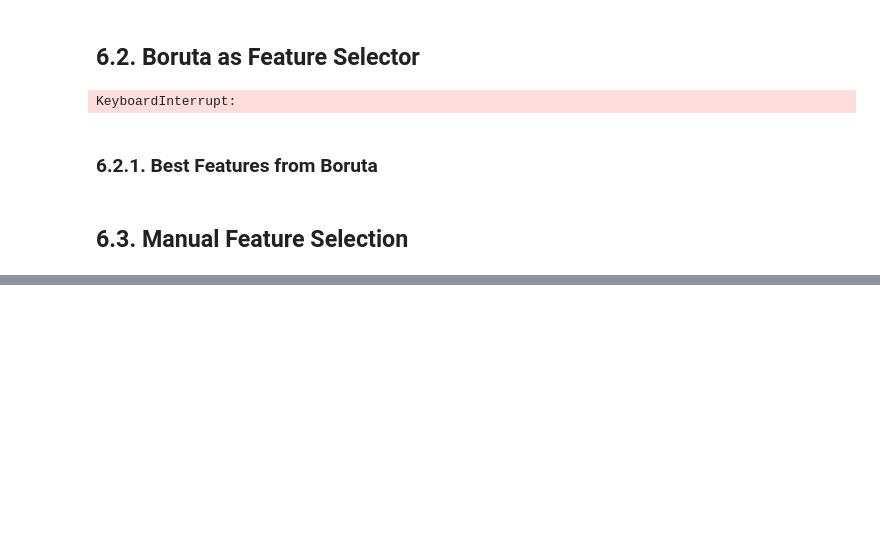
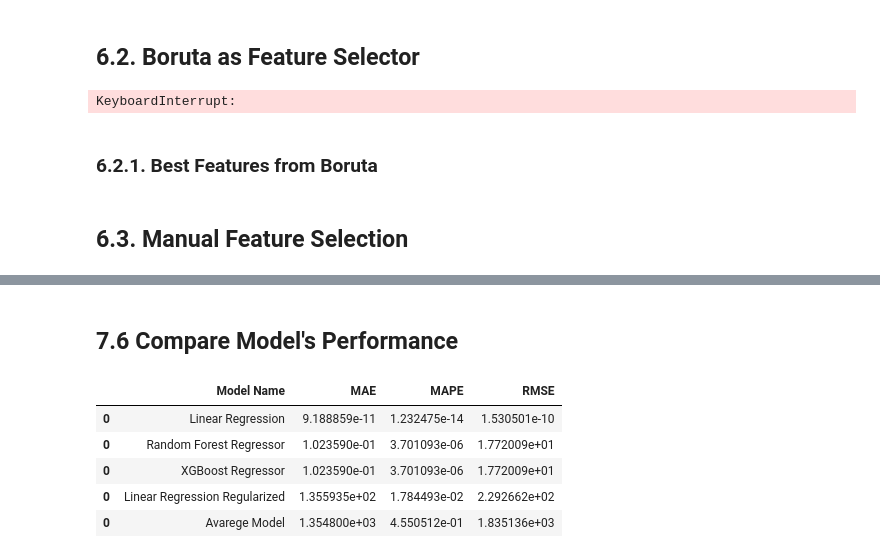
Before and after one commit to luizhdramos/Rossmann_Store_Sales, a Jupyter notebook: Notebooks/m07_v01_Store_Sales_Prediction.ipynb, the cells around one changed output, grey strips where cells are left out. Drawn from its saved outputs; the diff is of its cells as text; code cells hidden in the pictures; blank space fills up the shorter version.

Commit message:
Implemented XGBoost RF Regressor Models

```diff
--- a/Notebooks/m07_v01_Store_Sales_Prediction.ipynb
+++ b/Notebooks/m07_v01_Store_Sales_Prediction.ipynb
@@ -975,0 +960,14 @@ lrr_result
+# %%
+#Droping date
+X_train_lr = X_train.drop('date', axis=1)
+X_test_lr = X_test.drop('date', axis=1)
+
+#model
+lrr = Lasso(alpha=0.01).fit(X_train_lr, y_train)
+
+#prediction
+yhat_lrr = lrr.predict( X_test_lr)
+
+#performance
+lrr_result = ml_error('Linear Regression Regularized', np.expm1(y_test), np.expm1(yhat_lrr))
+lrr_result
@@ -975,0 +979,10 @@ lrr_result
+# %%
+#model
+rf = RandomForestRegressor( n_estimators=100, n_jobs=-1, random_state=42).fit(X_train_lr, y_train)
+
+#predict
+yhat_rf = rf.predict(X_test_lr)
+
+#performance
+
+rf_result = ml_error('Random Forest Regressor', np.expm1(y_test), np.expm1(yhat_rf))
@@ -975,0 +996,11 @@ lrr_result
+# %%
+#model
+model_xgb = xgb.XGBRegressor(objective='reg:squarederror', n_estimators=100, eta=0.01,
+                             max_depth=10, subsample=0.7, colsample_bytee=0.9).fit(X_train_lr, y_train)
+#predict
+yhat_xgb = model_xgb.predict(X_test_lr)
+
+#performance
+
+xgb_result = ml_error('XGBoost Regressor', np.expm1(y_test), np.expm1(yhat_rf))
+xgb_result
@@ -975,0 +1012,12 @@ lrr_result
+# %% [markdown]
+## 7.6 Compare Model's Performance
+# %%
+modelling_result = pd.concat([baseline_result, lr_result, lrr_result, rf_result, xgb_result])
+modelling_result.sort_values('RMSE')
+# %% [output]
+|  | Model Name | MAE | MAPE | RMSE |
+| 0 | Linear Regression | 9.188859e-11 | 1.232475e-14 | 1.530501e-10 |
+| 0 | Random Forest Regressor | 1.023590e-01 | 3.701093e-06 | 1.772009e+01 |
+| 0 | XGBoost Regressor | 1.023590e-01 | 3.701093e-06 | 1.772009e+01 |
+| 0 | Linear Regression Regularized | 1.355935e+02 | 1.784493e-02 | 2.292662e+02 |
+| 0 | Avarege Model | 1.354800e+03 | 4.550512e-01 | 1.835136e+03 |
```
Also changed, not shown: parts of 19 cells of this notebook.
